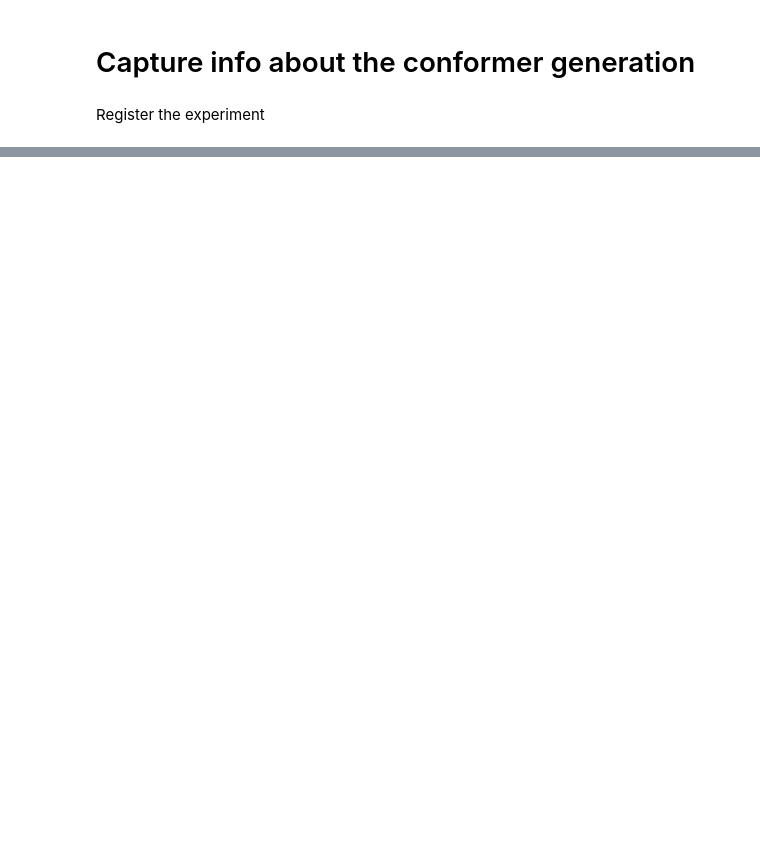
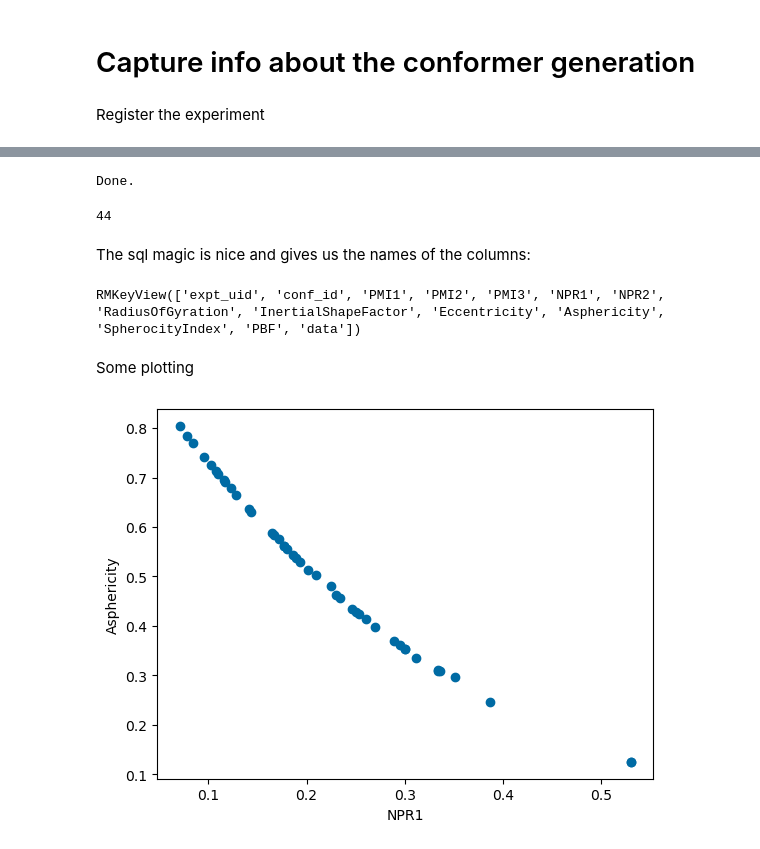
Before and after one commit to rinikerlab/lightweight-registration, a Jupyter notebook: demos/03_computational_experiment_2.ipynb, the cells around one changed output, grey strips where cells are left out. Saved outputs shown, nothing was run; the diff lists cells and outputs as text; code cells hidden in the pictures; blank space fills up the shorter version.

```diff
--- a/demos/03_computational_experiment_2.ipynb
+++ b/demos/03_computational_experiment_2.ipynb
@@ -326,0 +253,9 @@ plt.ylabel('Mulliken overlap population');
+# %%
+dc_expt_metadata = {
+    'Experiment Type':'3D descriptor calculation',
+    'RDKit Version': rdkit.__version__,
+    'Date': str(datetime.now()),
+}
+dc_expt_uid = str(uuid.uuid4())
+curs.execute('insert into experiments_metadata values (?,?)',(str(dc_expt_uid),json.dumps(dc_expt_metadata)))
+cn.commit()
@@ -326,0 +278,27 @@ plt.ylabel('Mulliken overlap population');
+# %%
+d = %sql sqlite:///lwreg_3dexperiments_demo.sqlite3 \
+    select * from experiments_data \
+    where expt_uid=:dc_expt_uid \
+        order by Asphericity desc;
+len(d)
+# %% [output]
+Done.
+44
+# %% [markdown]
+The sql magic is nice and gives us the names of the columns:
+# %%
+d[0].keys()
+# %% [output]
+RMKeyView(['expt_uid', 'conf_id', 'PMI1', 'PMI2', 'PMI3', 'NPR1', 'NPR2', 'RadiusOfGyration', 'InertialShapeFactor', 'Eccentricity', 'Asphericity', 'SpherocityIndex', 'PBF', 'data'])
+# %% [markdown]
+Some plotting
+# %%
+import matplotlib.pyplot as plt
+%matplotlib inline
+plt.style.use('tableau-colorblind10')
+# %%
+plt.scatter([x['NPR1'] for x in d],[x['Asphericity'] for x in d]);
+plt.xlabel('NPR1');
+plt.ylabel('Asphericity');
+# %% [output]
+[figure, added]
```
Also changed, not shown: parts of 50 cells of this notebook, 5 other files.
